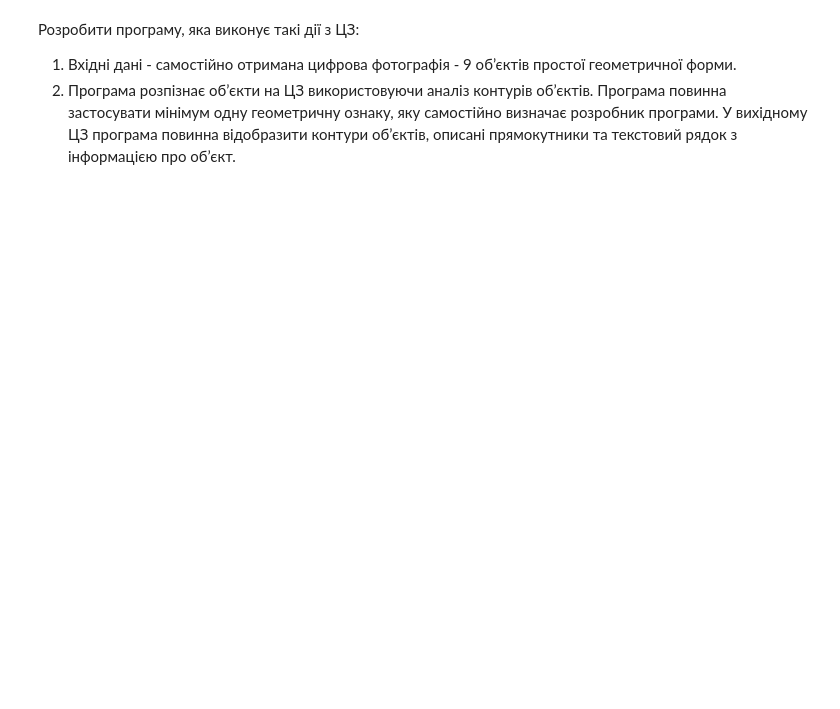
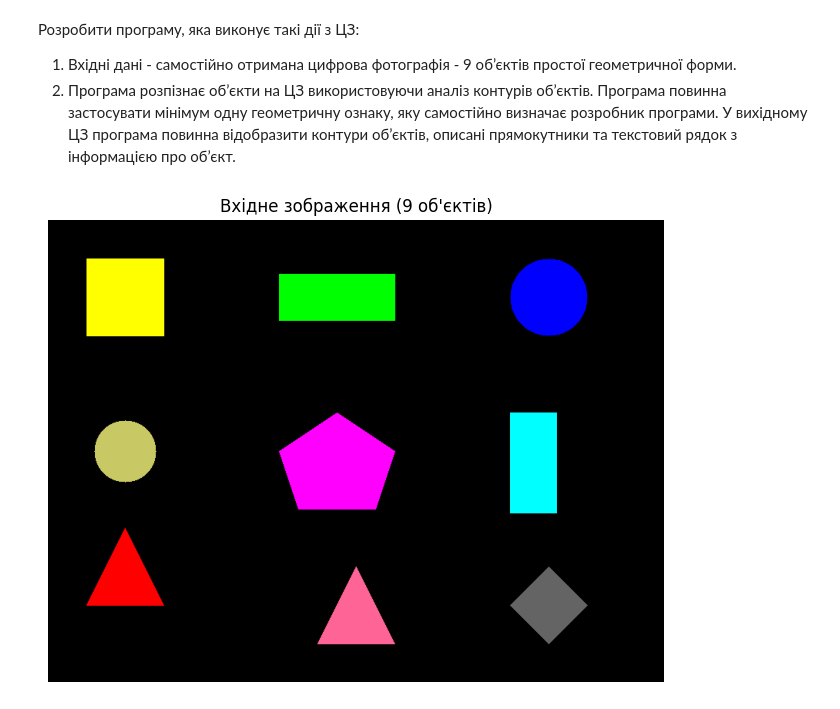
Before and after one commit to Bogd-an/2025_cv, a Jupyter notebook: pw/pw3.ipynb, the cells around one changed output. Drawn from its saved outputs; the diff is of its cells as text; code cells hidden in the pictures; blank space fills up the shorter version.

```diff
--- a/pw/pw3.ipynb
+++ b/pw/pw3.ipynb
@@ -25,3 +29,64 @@
 2. Програма розпізнає об’єкти на ЦЗ використовуючи аналіз контурів об’єктів. Програма повинна застосувати
 мінімум одну геометричну ознаку, яку самостійно визначає розробник програми. У вихідному ЦЗ програма
 повинна відобразити контури об’єктів, описані прямокутники та текстовий рядок з інформацією про об’єкт.
+# %%
+# 1. Генерація вхідного зображення (Code Cell)
+import cv2
+import numpy as np
+import matplotlib.pyplot as plt
+
+def generate_shapes_image():
+    # Створюємо чорне полотно 800x600
+    img = np.zeros((600, 800, 3), dtype=np.uint8)
+
+    # Визначаємо координати для 9 об'єктів (сітка 3x3)
+    # Функція для малювання для спрощення коду
+    # Колір (BGR): Жовтий, Зелений, Синій, Червоний і т.д.
+
+    # 1. Квадрат
+    cv2.rectangle(img, (50, 50), (150, 150), (0, 255, 255), -1)
+
+    # 2. Прямокутник (горизонтальний)
+    cv2.rectangle(img, (300, 70), (450, 130), (0, 255, 0), -1)
+
+    # 3. Коло
+    cv2.circle(img, (650, 100), 50, (255, 0, 0), -1)
+
+    # 4. Трикутник
+    pts1 = np.array([[100, 400], [50, 500], [150, 500]], np.int32)
+    cv2.fillPoly(img, [pts1], (0, 0, 255))
+
+    # 5. П'ятикутник
+    pts_pent = np.array([
+        [375, 250], [300, 300], [325, 375],
+        [425, 375], [450, 300]
+    ], np.int32)
+    cv2.fillPoly(img, [pts_pent], (255, 0, 255))
+
+    # 6. Прямокутник (вертикальний)
+    cv2.rectangle(img, (600, 250), (660, 380), (255, 255, 0), -1)
+
+    # 7. Коло (маленьке)
+    cv2.circle(img, (100, 300), 40, (100, 200, 200), -1)
+
+    # 8. Трикутник (інший)
+    pts2 = np.array([[400, 450], [350, 550], [450, 550]], np.int32)
+    cv2.fillPoly(img, [pts2], (150, 100, 255))
+
+    # 9. Квадрат (повернутий/ромб - для тесту)
+    pts_rect = np.array([
+        [650, 450], [600, 500], [650, 550], [700, 500]
+    ], np.int32)
+    cv2.fillPoly(img, [pts_rect], (100, 100, 100))
+
+    return img
+
+original_img = generate_shapes_image()
+
+plt.figure(figsize=(10, 6))
+plt.imshow(cv2.cvtColor(original_img, cv2.COLOR_BGR2RGB))
+plt.title("Вхідне зображення (9 об'єктів)")
+plt.axis('off')
+plt.show()
+# %% [output]
+[figure, added]
```
Also changed, not shown: parts of 6 cells of this notebook, 1 other file.
